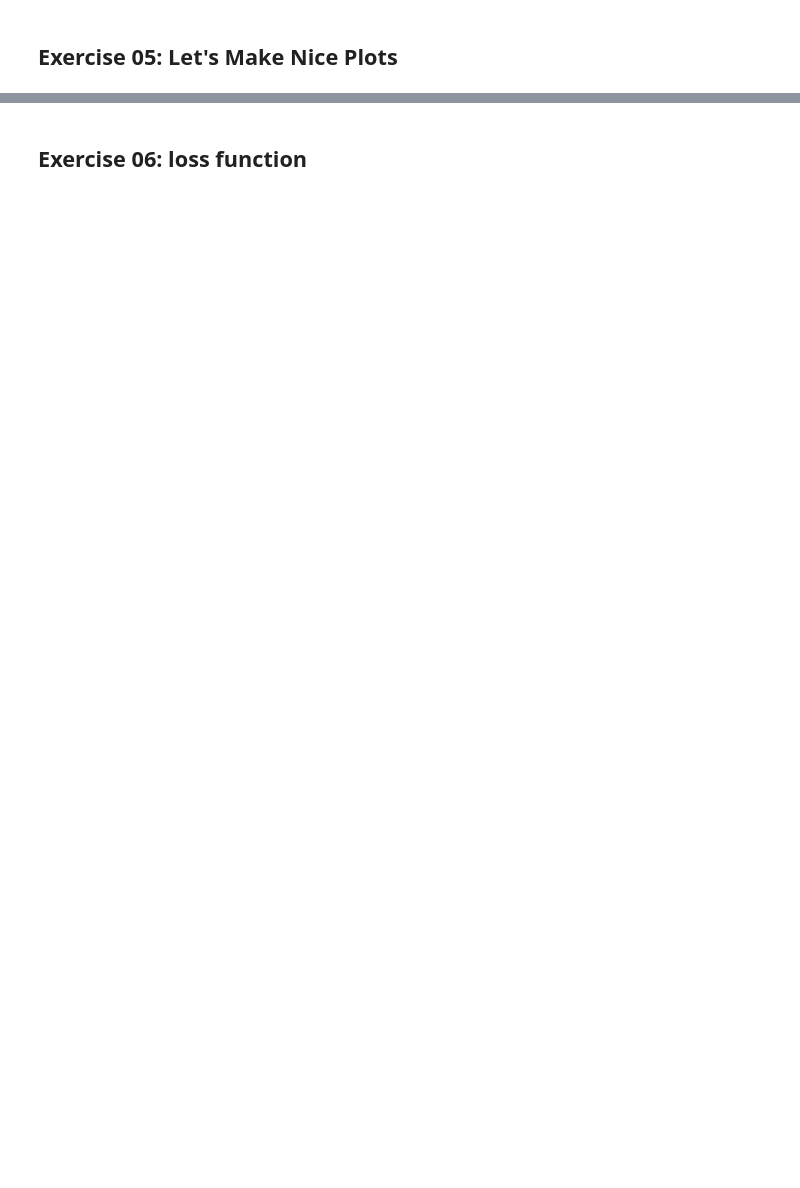
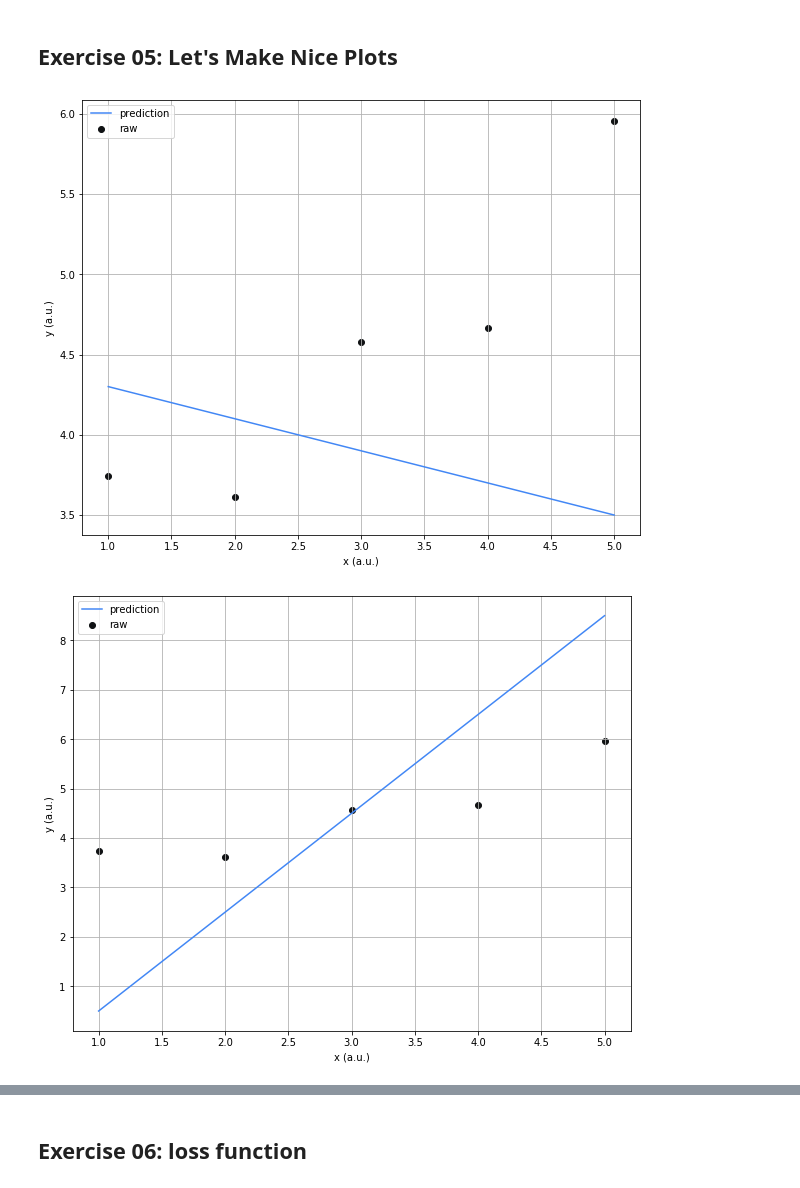
Before and after one commit to madvid/ml_module_00, a Jupyter notebook: overall.ipynb, the cells around one changed output, grey strips where cells are left out. Saved outputs shown, nothing was run; the diff lists cells and outputs as text; code cells hidden in the pictures; blank space fills up the shorter version.

```diff
--- a/overall.ipynb
+++ b/overall.ipynb
@@ -276,4 +541,24 @@ ici 0
 # %% [markdown]
 ## Exercise 05: Let's Make Nice Plots
 # %%
-#from ex05.plot import ...
+import matplotlib.pyplot as plt
+from ex05.plot import plot
+plt.ion()
+
+x = np.arange(1,6).reshape(-1, 1)
+y = np.array([[3.74013816],[3.61473236],[4.57655287],[4.66793434],[5.95585554]])
+
+# Example 1:
+theta1 = np.array([[4.5],[-0.2]])
+plot(x, y, theta1)
+
+# Example 2:
+theta2 = np.array([[-1.5],[2]])
+plot(x, y, theta2)
+
+# Example 3:
+theta3 = np.array([[3],[0.3]])
+plot(x, y, theta3)
+# %% [output]
+[figure, added]
+[figure, added]
```
Also changed, not shown: parts of 14 cells of this notebook, 8 other files.
